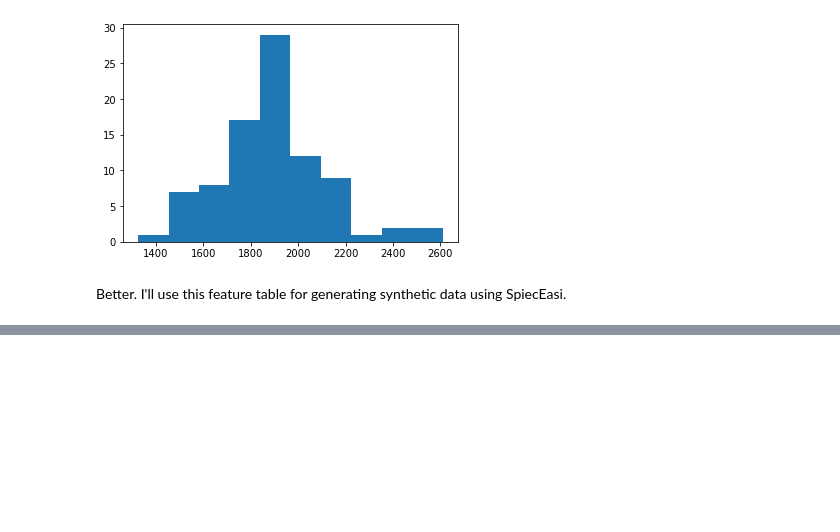
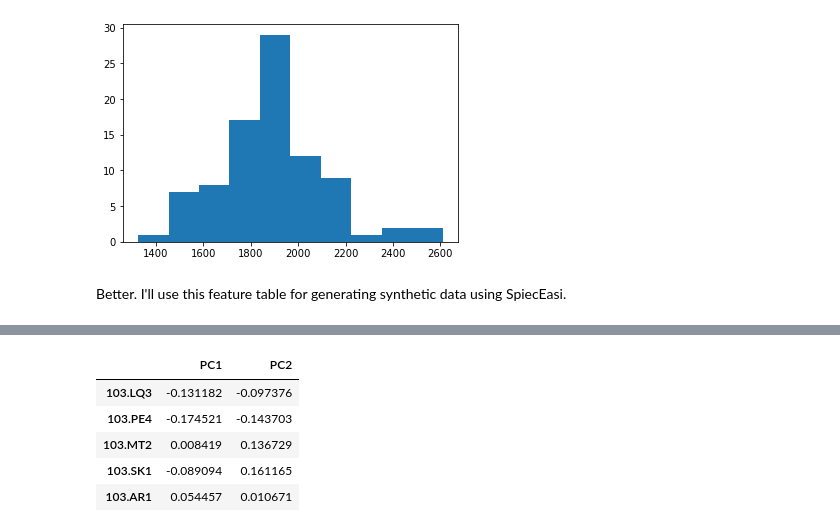
Before and after one commit to gibsramen/rpca_cooc_benchmarking, a Jupyter notebook: notebooks/01-88_soils_exploration.ipynb, the cells around one changed output, grey strips where cells are left out. Drawn from its saved outputs; the diff is of its cells as text; code cells hidden in the pictures; blank space fills up the shorter version.

```diff
--- a/notebooks/01-88_soils_exploration.ipynb
+++ b/notebooks/01-88_soils_exploration.ipynb
@@ -93,0 +120,14 @@ feat_table_filt_df.to_csv("../data/processed/qiita103/88_soils_filt.csv", index=
+# %%
+ordination_df = ordination.view(OrdinationResults).samples
+ordination_df.drop(columns=[2], inplace=True)
+ordination_df.rename(columns={0: "PC1", 1: "PC2"}, inplace=True)
+assert ordination_df.shape == (88, 2)
+
+ordination_df.head()
+# %% [output]
+|  | PC1 | PC2 |
+| 103.LQ3 | -0.131182 | -0.097376 |
+| 103.PE4 | -0.174521 | -0.143703 |
+| 103.MT2 | 0.008419 | 0.136729 |
+| 103.SK1 | -0.089094 | 0.161165 |
+| 103.AR1 | 0.054457 | 0.010671 |
```
Also changed, not shown: parts of 5 cells of this notebook, 1 other file.
